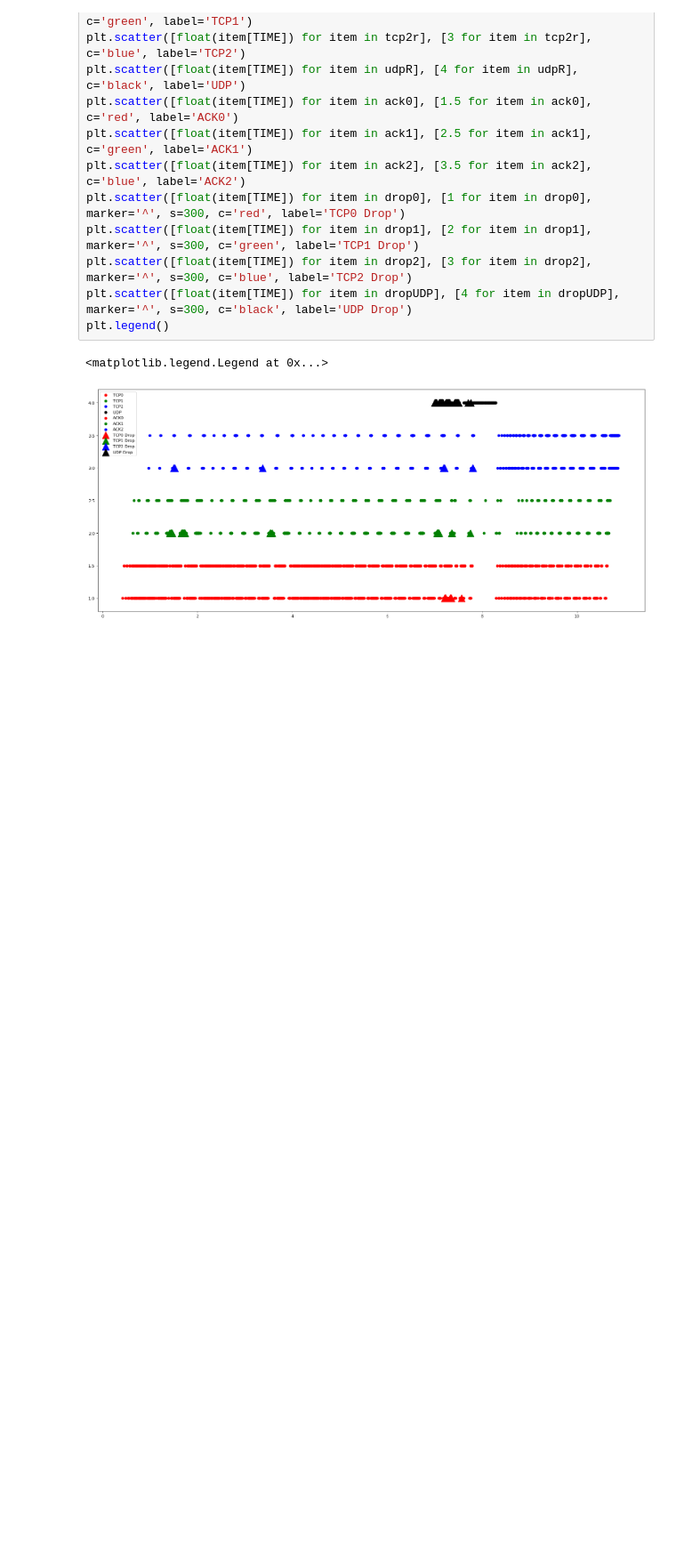
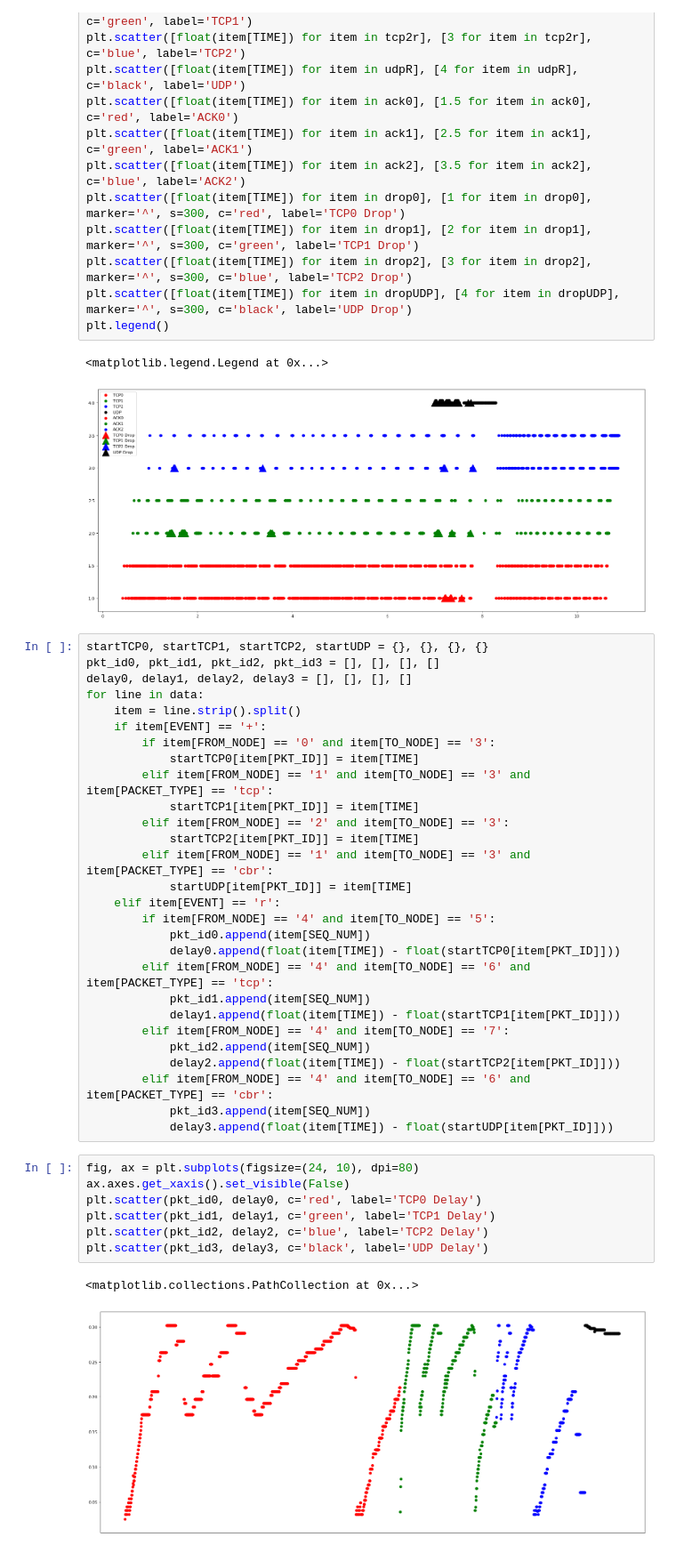
Before and after one commit to vietanhtran2710/network-performance-evaluation, a Jupyter notebook: data.ipynb, the cells around one changed output. Shown at 89% size. Drawn from its saved outputs; the diff is of its cells as text; blank space fills up the shorter version.

Commit message:
Add delay graph for analysis

```diff
--- a/data.ipynb
+++ b/data.ipynb
@@ -140,3 +140,41 @@ plt.legend()
 # %% [output]
 <matplotlib.legend.Legend at 0x...>
 [figure]
+# %%
+startTCP0, startTCP1, startTCP2, startUDP = {}, {}, {}, {}
+pkt_id0, pkt_id1, pkt_id2, pkt_id3 = [], [], [], []
+delay0, delay1, delay2, delay3 = [], [], [], []
+for line in data:
+    item = line.strip().split()
+    if item[EVENT] == '+':
+        if item[FROM_NODE] == '0' and item[TO_NODE] == '3':
+            startTCP0[item[PKT_ID]] = item[TIME]
+        elif item[FROM_NODE] == '1' and item[TO_NODE] == '3' and item[PACKET_TYPE] == 'tcp':
+            startTCP1[item[PKT_ID]] = item[TIME]
+        elif item[FROM_NODE] == '2' and item[TO_NODE] == '3':
+            startTCP2[item[PKT_ID]] = item[TIME]
+        elif item[FROM_NODE] == '1' and item[TO_NODE] == '3' and item[PACKET_TYPE] == 'cbr':
+            startUDP[item[PKT_ID]] = item[TIME]
+    elif item[EVENT] == 'r':
+        if item[FROM_NODE] == '4' and item[TO_NODE] == '5':
+            pkt_id0.append(item[SEQ_NUM])
+            delay0.append(float(item[TIME]) - float(startTCP0[item[PKT_ID]]))
+        elif item[FROM_NODE] == '4' and item[TO_NODE] == '6' and item[PACKET_TYPE] == 'tcp':
+            pkt_id1.append(item[SEQ_NUM])
+            delay1.append(float(item[TIME]) - float(startTCP1[item[PKT_ID]]))
+        elif item[FROM_NODE] == '4' and item[TO_NODE] == '7':
+            pkt_id2.append(item[SEQ_NUM])
+            delay2.append(float(item[TIME]) - float(startTCP2[item[PKT_ID]]))
+        elif item[FROM_NODE] == '4' and item[TO_NODE] == '6' and item[PACKET_TYPE] == 'cbr':
+            pkt_id3.append(item[SEQ_NUM])
+            delay3.append(float(item[TIME]) - float(startUDP[item[PKT_ID]]))
+# %%
+fig, ax = plt.subplots(figsize=(24, 10), dpi=80)
+ax.axes.get_xaxis().set_visible(False)
+plt.scatter(pkt_id0, delay0, c='red', label='TCP0 Delay')
+plt.scatter(pkt_id1, delay1, c='green', label='TCP1 Delay')
+plt.scatter(pkt_id2, delay2, c='blue', label='TCP2 Delay')
+plt.scatter(pkt_id3, delay3, c='black', label='UDP Delay')
+# %% [output]
+<matplotlib.collections.PathCollection at 0x...>
+[figure, added]
```
